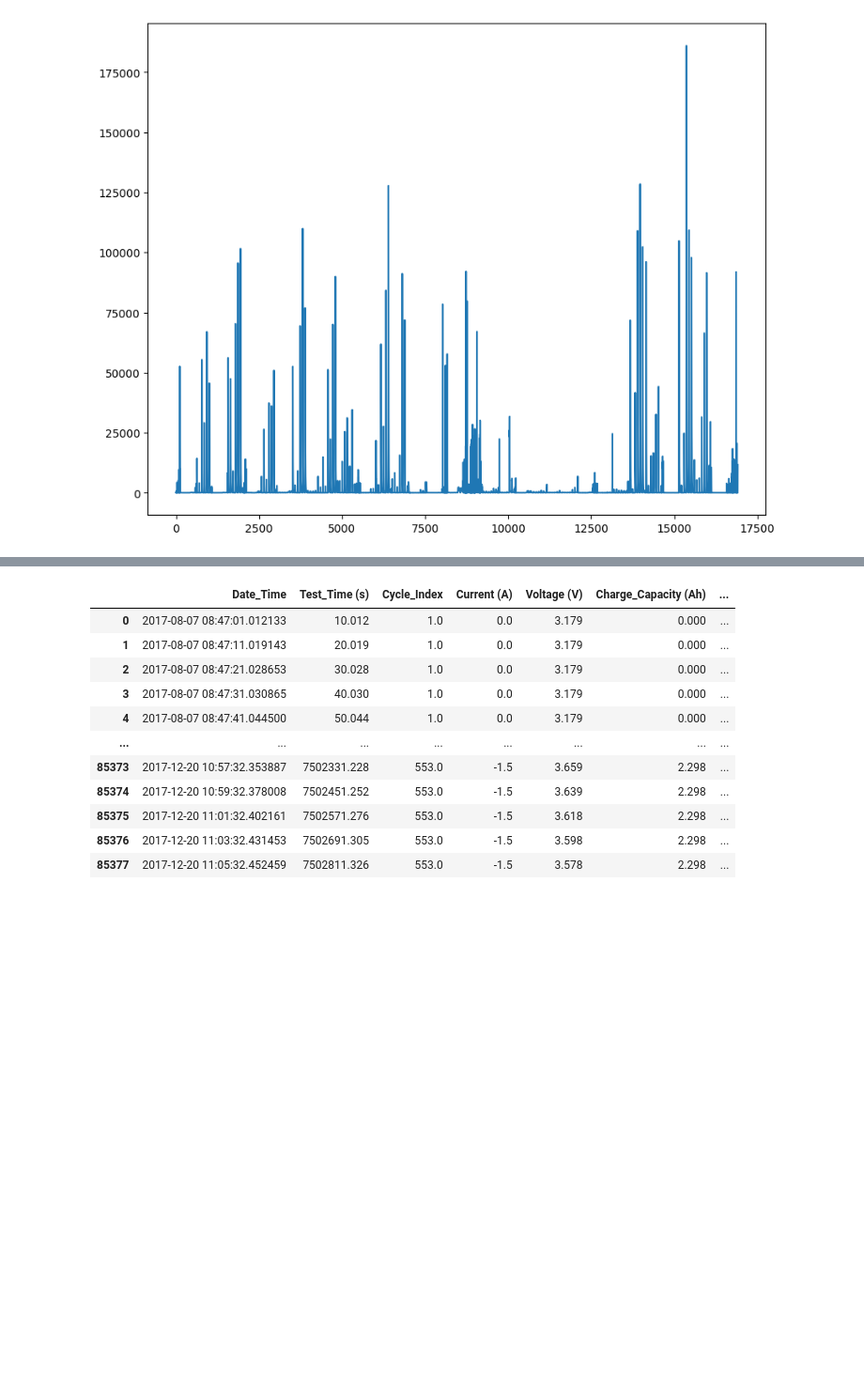
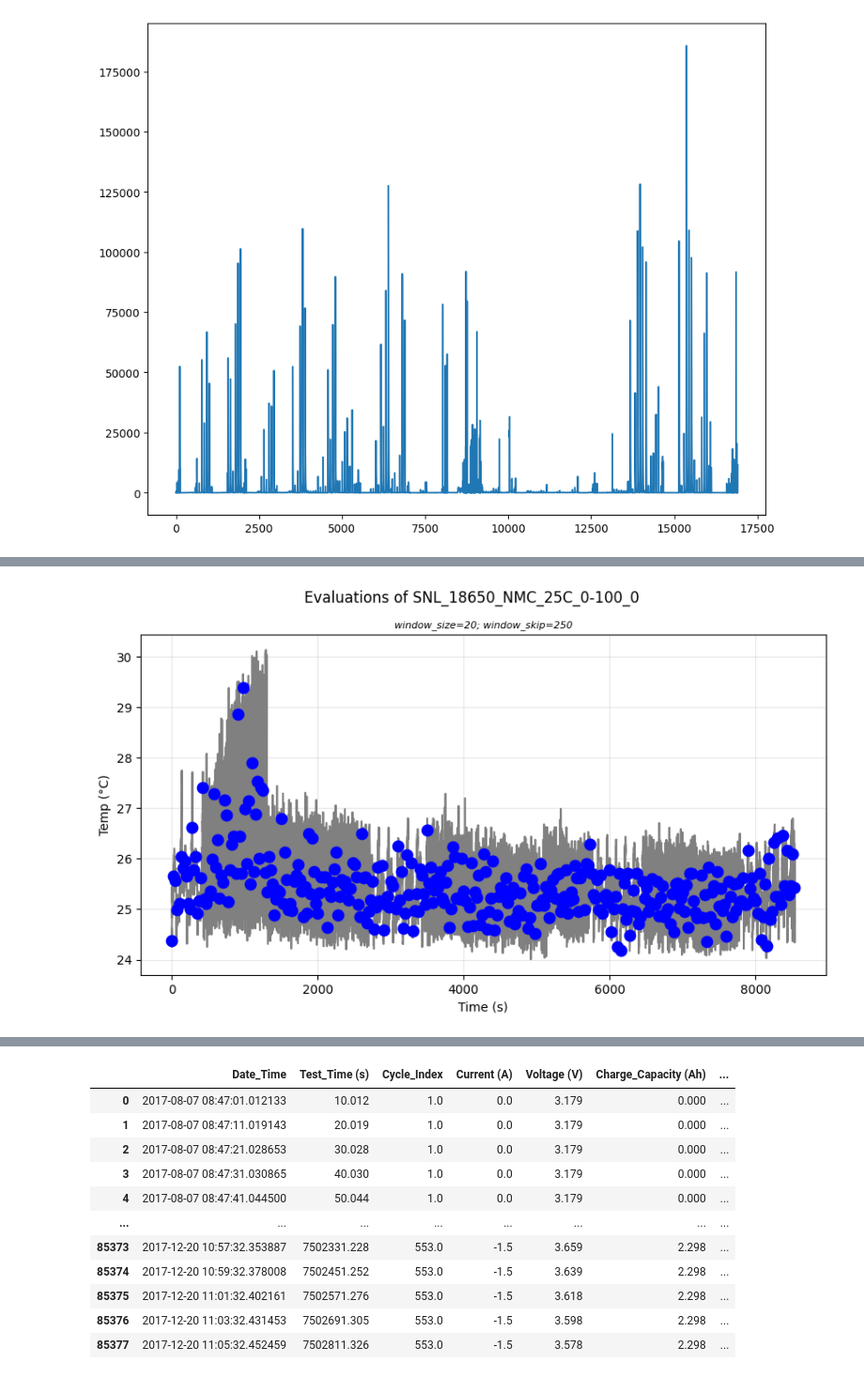
Before and after one commit to hhaller0826/thermal-runaway, a Jupyter notebook: exp.ipynb, the cells around one changed output, grey strips where cells are left out. Shown at 94% size. Cells and saved outputs as stored; diff of their text form; code cells hidden in the pictures; blank space fills up the shorter version.

```diff
--- a/exp.ipynb
+++ b/exp.ipynb
@@ -94 +111,10 @@ Building dataset index...
+# %%
+# NOTE: The timestamps in the raw file are NOT consistent so the x-axis is technically a little wonky.
+#       I lowkey think this is okay just because it doesn't affect any of the evaluations at any of the timesteps,
+#       it only affects the technical accuracy of the labels. And only by a bit bc this is more or less the sampling rate.
+#
+#       I'm also not convinced that we need this diagram in the thing. We can just say "it's always healthy" since no variation.
+evaluate_and_plot(healthy_filename, transformer_model, window_size=20, window_skip=250, sampling_rate=10, threshold=300)
+# %% [output]
+[figure, added]
 # %%
```
Also changed, not shown: parts of 29 cells of this notebook, 9 other files.
